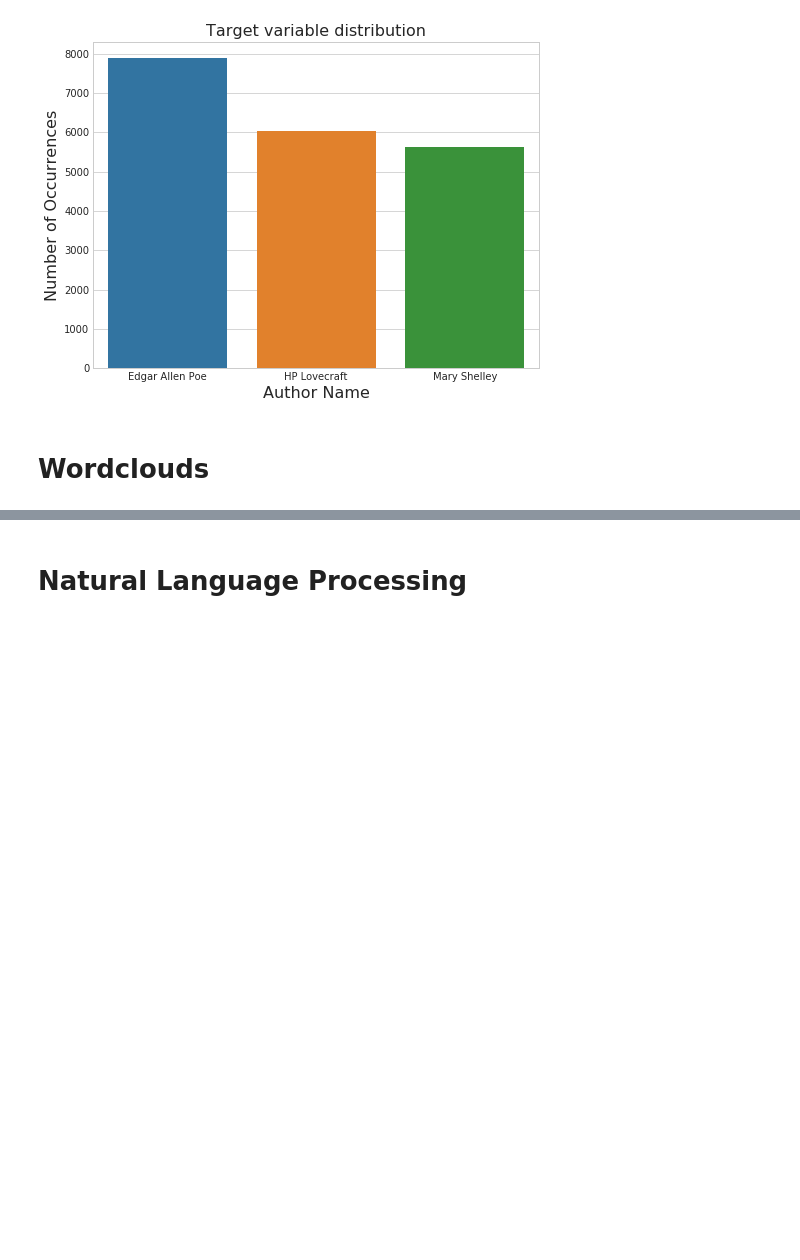
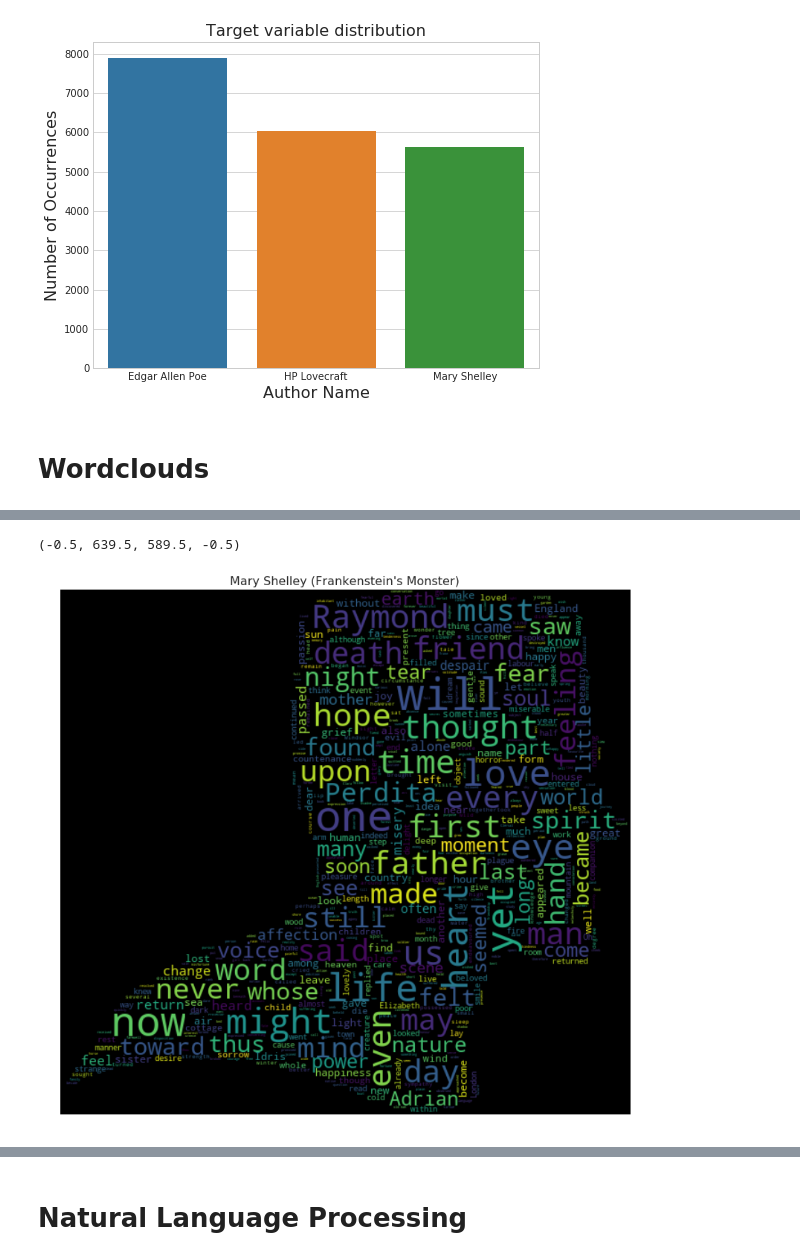
Before and after one commit to GuidoPaul/KaggleCompetitions, a Jupyter notebook: Spooky_Author_Identification/src/main.ipynb, the cells around one changed output, grey strips where cells are left out. Saved outputs shown, nothing was run; the diff lists cells and outputs as text; code cells hidden in the pictures; blank space fills up the shorter version.

```diff
--- a/Spooky_Author_Identification/src/main.ipynb
+++ b/Spooky_Author_Identification/src/main.ipynb
@@ -63,0 +111,16 @@ sns.barplot(x=train.author.map(z).unique(), y=train.author.value_counts().values
+# %%
+wc = WordCloud(
+    background_color="black",
+    max_words=10000,
+    mask=img2,
+    stopwords=STOPWORDS,
+    max_font_size=50)
+wc.generate(" ".join(mws))
+
+plt.figure(figsize=(16, 13))
+plt.imshow(wc, interpolation='bilinear')
+plt.title("Mary Shelley (Frankenstein's Monster)", fontsize=16)
+plt.axis("off")
+# %% [output]
+(-0.5, 639.5, 589.5, -0.5)
+[figure, added]
```
Also changed, not shown: parts of 32 cells of this notebook, 3 other files.
